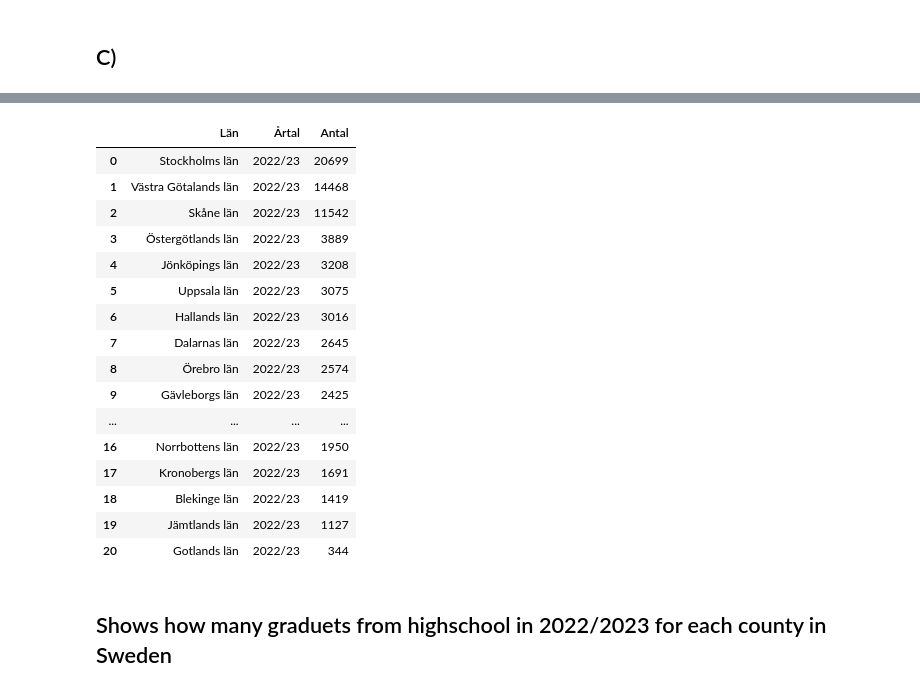
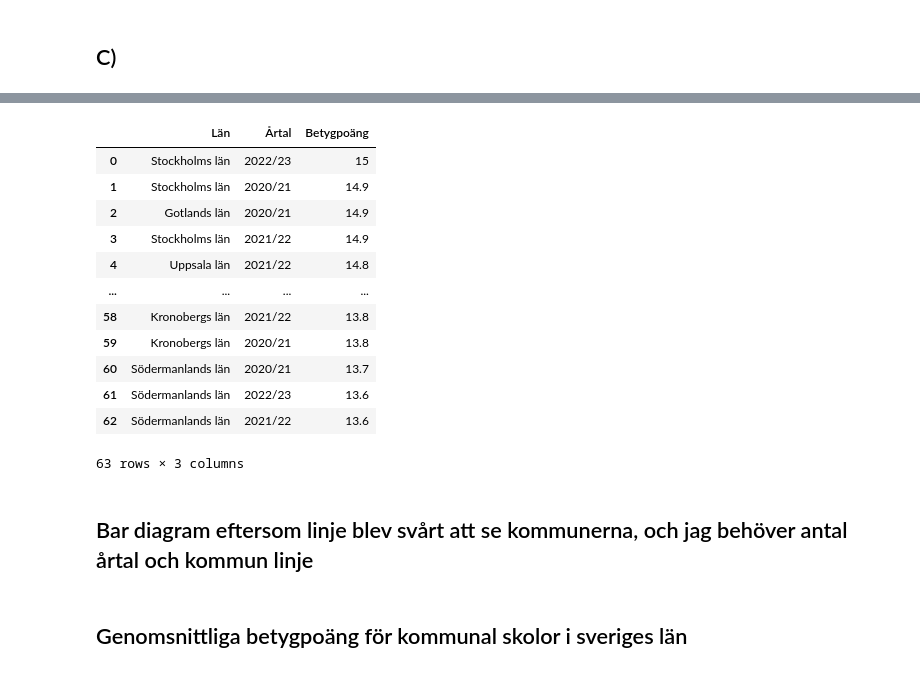
Before and after one commit to MiltonOberg/Python-Milton--sterberg-OPA23, a Jupyter notebook: Laboration2/Labb2.ipynb, the cells around one changed output, grey strips where cells are left out. Cells and saved outputs as stored; diff of their text form; code cells hidden in the pictures.

```diff
--- a/Laboration2/Labb2.ipynb
+++ b/Laboration2/Labb2.ipynb
@@ -412,38 +297,38 @@ df_gymnasie.head(15)
 # %%
-df_graduated= df_gymnasie[(df_gymnasie["Uppgift"] == "Antal elever med gymnasieexamen") & (df_gymnasie["Typ av huvudman"] == "Samtliga")]
+df_graduated= df_gymnasie[(df_gymnasie["Uppgift"] == "Genomsnittlig betygspoäng") & (df_gymnasie["Typ av huvudman"] == "Kommunal")]
 
 df_hs_graduate = pd.melt(
     df_graduated,
     id_vars= {"Län"},
     value_vars= {
         "2022/23",
+        "2021/22",
+        "2020/21"
         },
     var_name= "Årtal",
-    value_name= "Antal"
+    value_name= "Betygpoäng"
 )
-df_hs_graduate.sort_values(by= "Antal", ascending= False, inplace= True)
+df_hs_graduate.sort_values(by= "Betygpoäng", ascending= False, inplace= True)
 df_hs_graduate.reset_index(drop= True, inplace= True)
 df_hs_graduate
 # %% [output]
-|  | Län | Årtal | Antal |
-| 0 | Stockholms län | 2022/23 | 20699 |
-| 1 | Västra Götalands län | 2022/23 | 14468 |
-| 2 | Skåne län | 2022/23 | 11542 |
-| 3 | Östergötlands län | 2022/23 | 3889 |
-| 4 | Jönköpings län | 2022/23 | 3208 |
-| 5 | Uppsala län | 2022/23 | 3075 |
-| 6 | Hallands län | 2022/23 | 3016 |
-| 7 | Dalarnas län | 2022/23 | 2645 |
-| 8 | Örebro län | 2022/23 | 2574 |
-| 9 | Gävleborgs län | 2022/23 | 2425 |
+|  | Län | Årtal | Betygpoäng |
+| 0 | Stockholms län | 2022/23 | 15 |
+| 1 | Stockholms län | 2020/21 | 14.9 |
+| 2 | Gotlands län | 2020/21 | 14.9 |
+| 3 | Stockholms län | 2021/22 | 14.9 |
+| 4 | Uppsala län | 2021/22 | 14.8 |
 | ... | ... | ... | ... |
-| 16 | Norrbottens län | 2022/23 | 1950 |
-| 17 | Kronobergs län | 2022/23 | 1691 |
-| 18 | Blekinge län | 2022/23 | 1419 |
-| 19 | Jämtlands län | 2022/23 | 1127 |
-| 20 | Gotlands län | 2022/23 | 344 |
+| 58 | Kronobergs län | 2021/22 | 13.8 |
+| 59 | Kronobergs län | 2020/21 | 13.8 |
+| 60 | Södermanlands län | 2020/21 | 13.7 |
+| 61 | Södermanlands län | 2022/23 | 13.6 |
+| 62 | Södermanlands län | 2021/22 | 13.6 |
+63 rows × 3 columns
-# %% [markdown]
-## Shows how many graduets from highschool in 2022/2023 for each county in Sweden
+# %% [markdown]
+## Bar diagram eftersom linje blev svårt att se kommunerna, och jag behöver antal årtal och kommun linje
+# %% [markdown]
+## Genomsnittliga betygpoäng för kommunal skolor i sveriges län
 # %%
 fig = px.bar(
     df_hs_graduate,
```
Also changed, not shown: parts of 13 cells of this notebook, 3 other files.
